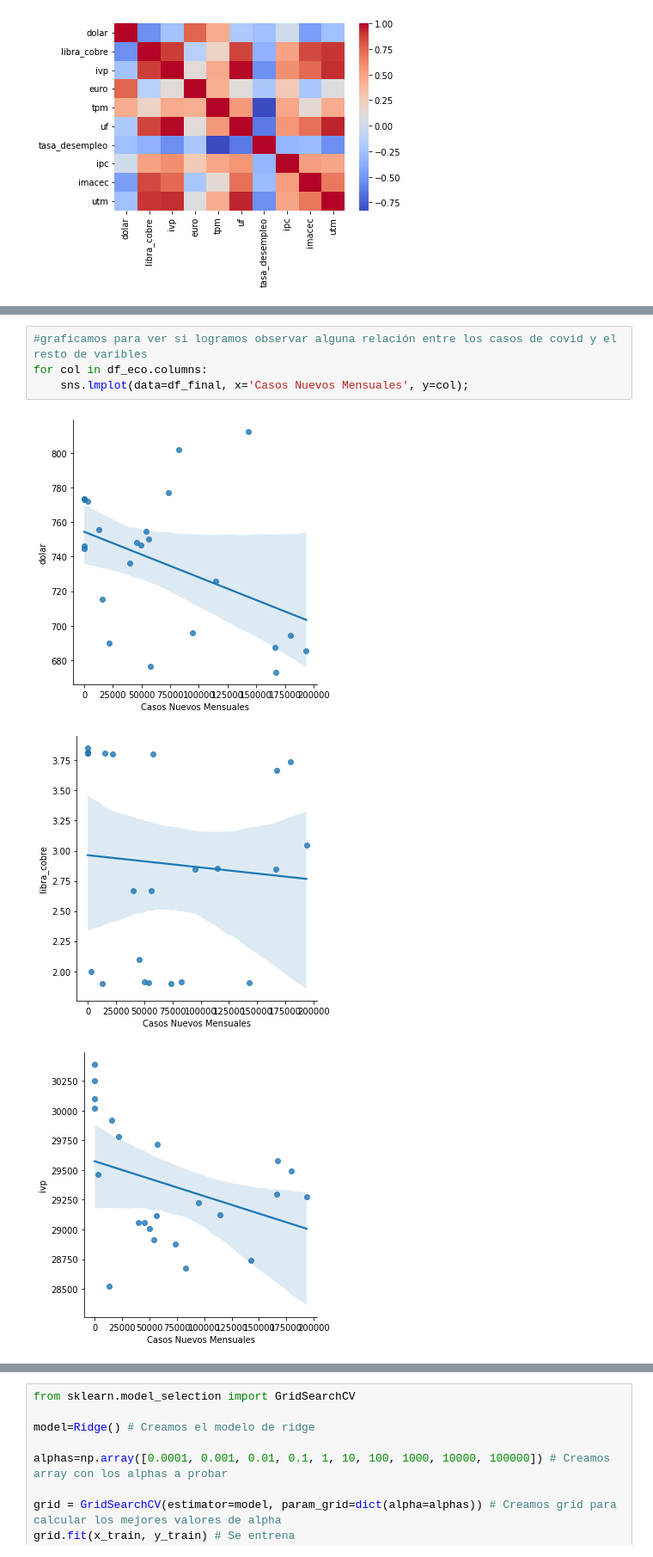
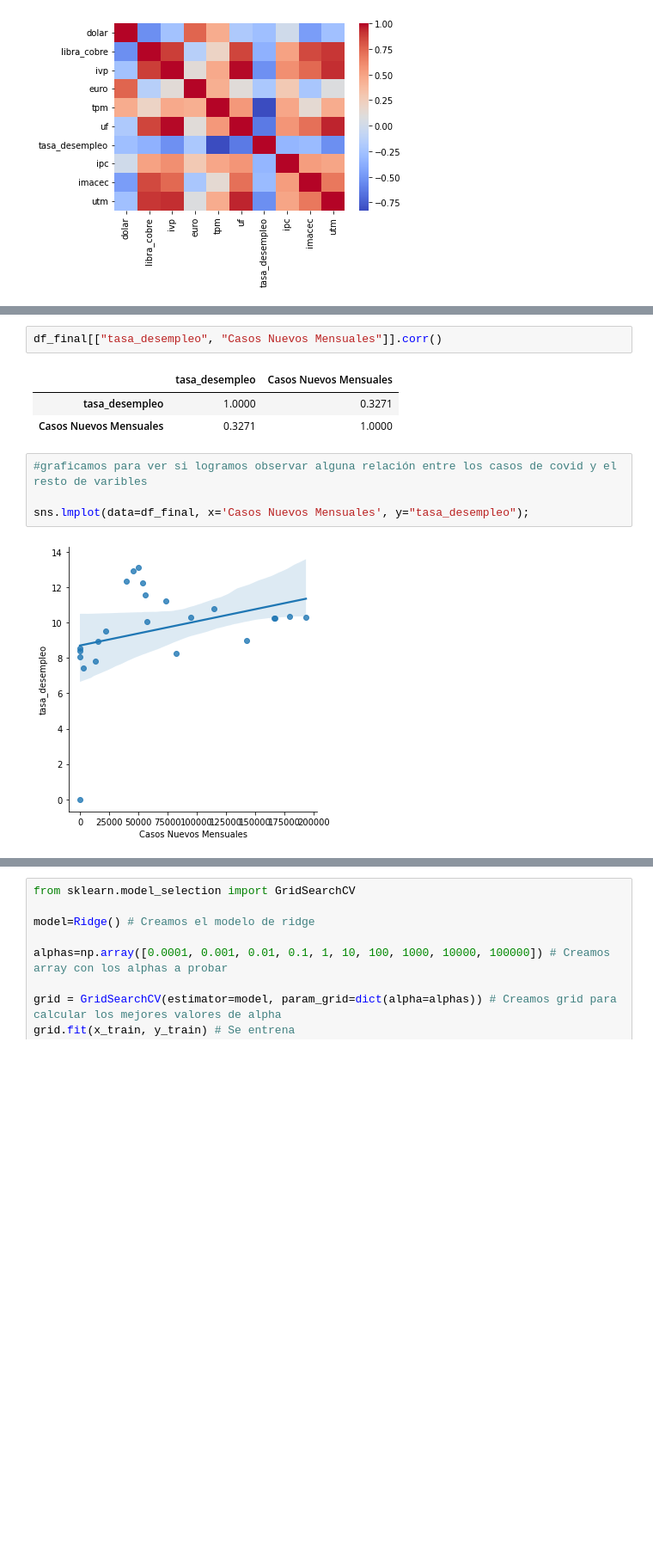
Before and after one commit to juanleonm/proyecto_cs, a Jupyter notebook: efectos_covid19_economia_Chilena.ipynb, the cells around one changed output, grey strips where cells are left out. Shown: that part at 86% size. Cells and saved outputs as stored; diff of their text form; blank space fills up the shorter version.

```diff
--- a/efectos_covid19_economia_Chilena.ipynb
+++ b/efectos_covid19_economia_Chilena.ipynb
@@ -365,8 +354,12 @@ El resto no mantiene una relacion significativa con las demas variables.
+# %%
+df_final[["tasa_desempleo", "Casos Nuevos Mensuales"]].corr()
+# %% [output]
+|  | tasa_desempleo | Casos Nuevos Mensuales |
+| tasa_desempleo | 1.0000 | 0.3271 |
+| Casos Nuevos Mensuales | 0.3271 | 1.0000 |
 # %%
 #graficamos para ver si logramos observar alguna relación entre los casos de covid y el resto de varibles
-for col in df_eco.columns:
-    sns.lmplot(data=df_final, x='Casos Nuevos Mensuales', y=col);
+
+sns.lmplot(data=df_final, x='Casos Nuevos Mensuales', y="tasa_desempleo");
 # %% [output]
-[figure, old version]
+[figure, new version]
-[figure, removed]
-[figure, removed]
```
Also changed, not shown: parts of 36 cells of this notebook.
